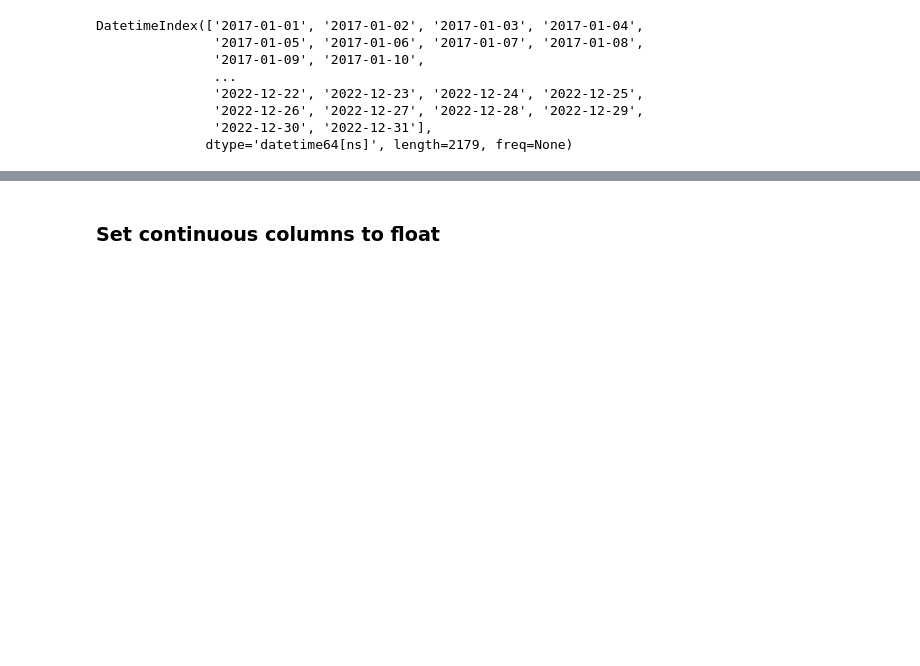
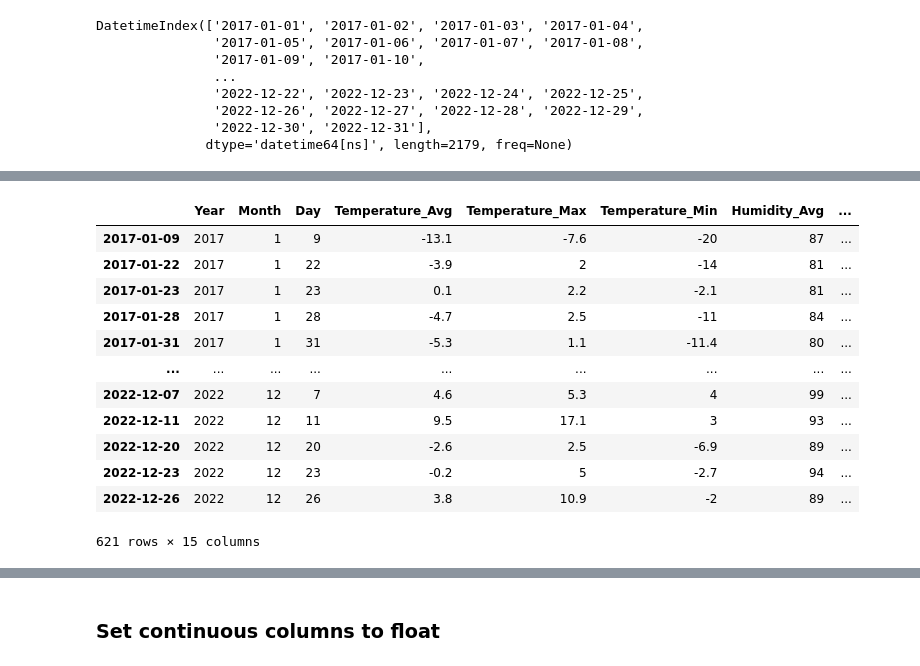
Before and after one commit to dru10/ro-weather-fcast, a Jupyter notebook: exploration.ipynb, the cells around one changed output, grey strips where cells are left out. Drawn from its saved outputs; the diff is of its cells as text; code cells hidden in the pictures; blank space fills up the shorter version.

```diff
--- a/exploration.ipynb
+++ b/exploration.ipynb
@@ -105,0 +196,16 @@ df.drop(index=corrupted.index, inplace=True)
+# %%
+df[df['Wind_Max'].isna()]
+# %% [output]
+|  | Year | Month | Day | Temperature_Avg | Temperature_Max | Temperature_Min | Humidity_Avg | ... |
+| 2017-01-09 | 2017 | 1 | 9 | -13.1 | -7.6 | -20 | 87 | ... |
+| 2017-01-22 | 2017 | 1 | 22 | -3.9 | 2 | -14 | 81 | ... |
+| 2017-01-23 | 2017 | 1 | 23 | 0.1 | 2.2 | -2.1 | 81 | ... |
+| 2017-01-28 | 2017 | 1 | 28 | -4.7 | 2.5 | -11 | 84 | ... |
+| 2017-01-31 | 2017 | 1 | 31 | -5.3 | 1.1 | -11.4 | 80 | ... |
+| ... | ... | ... | ... | ... | ... | ... | ... | ... |
+| 2022-12-07 | 2022 | 12 | 7 | 4.6 | 5.3 | 4 | 99 | ... |
+| 2022-12-11 | 2022 | 12 | 11 | 9.5 | 17.1 | 3 | 93 | ... |
+| 2022-12-20 | 2022 | 12 | 20 | -2.6 | 2.5 | -6.9 | 89 | ... |
+| 2022-12-23 | 2022 | 12 | 23 | -0.2 | 5 | -2.7 | 94 | ... |
+| 2022-12-26 | 2022 | 12 | 26 | 3.8 | 10.9 | -2 | 89 | ... |
+621 rows × 15 columns
```
Also changed, not shown: parts of 20 cells of this notebook.
